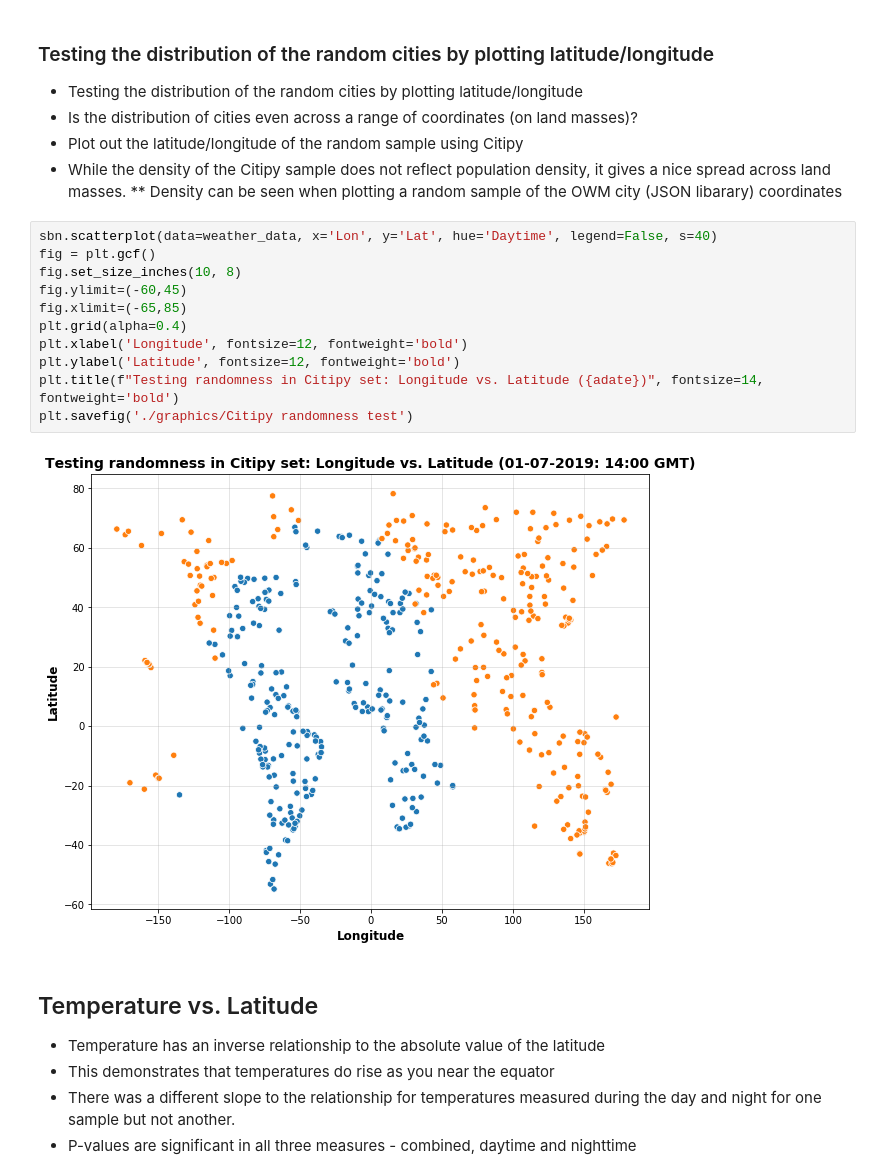
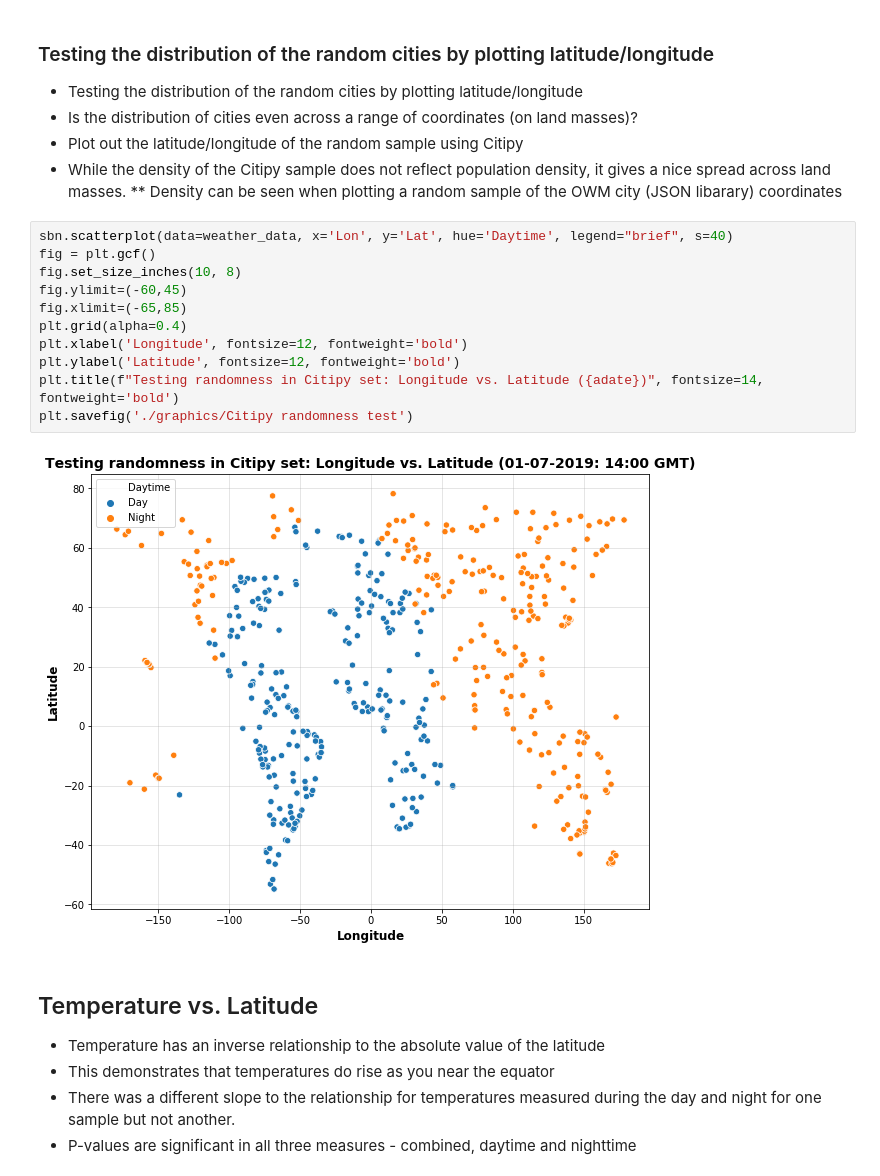
Before and after one commit to lweislo/API-Homework, a Jupyter notebook: Weislo_Weather_2.ipynb, the cells around one changed output. Saved outputs shown, nothing was run; the diff lists cells and outputs as text.

```diff
--- a/Weislo_Weather_2.ipynb
+++ b/Weislo_Weather_2.ipynb
@@ -44,18 +44,18 @@ weather_data.head()
 - Plot out the latitude/longitude of the random sample using Citipy
 - While the density of the Citipy sample does not reflect population density, it gives a nice spread across land masses. ** Density can be seen when plotting a random sample of the OWM city (JSON libarary) coordinates
 # %%
-sbn.scatterplot(data=weather_data, x='Lon', y='Lat', hue='Daytime', legend=False, s=40)
+sbn.scatterplot(data=weather_data, x='Lon', y='Lat', hue='Daytime', legend="brief", s=40)
 fig = plt.gcf()
 fig.set_size_inches(10, 8)
 fig.ylimit=(-60,45)
 fig.xlimit=(-65,85)
 plt.grid(alpha=0.4)
 plt.xlabel('Longitude', fontsize=12, fontweight='bold')
 plt.ylabel('Latitude', fontsize=12, fontweight='bold')
 plt.title(f"Testing randomness in Citipy set: Longitude vs. Latitude ({adate})", fontsize=14, fontweight='bold')
 plt.savefig('./graphics/Citipy randomness test')
 # %% [output]
-[figure, old version]
+[figure, new version]
 # %% [markdown]
 ## Temperature vs. Latitude
 
```
Also changed, not shown: parts of 2 cells of this notebook, 18 other files.
